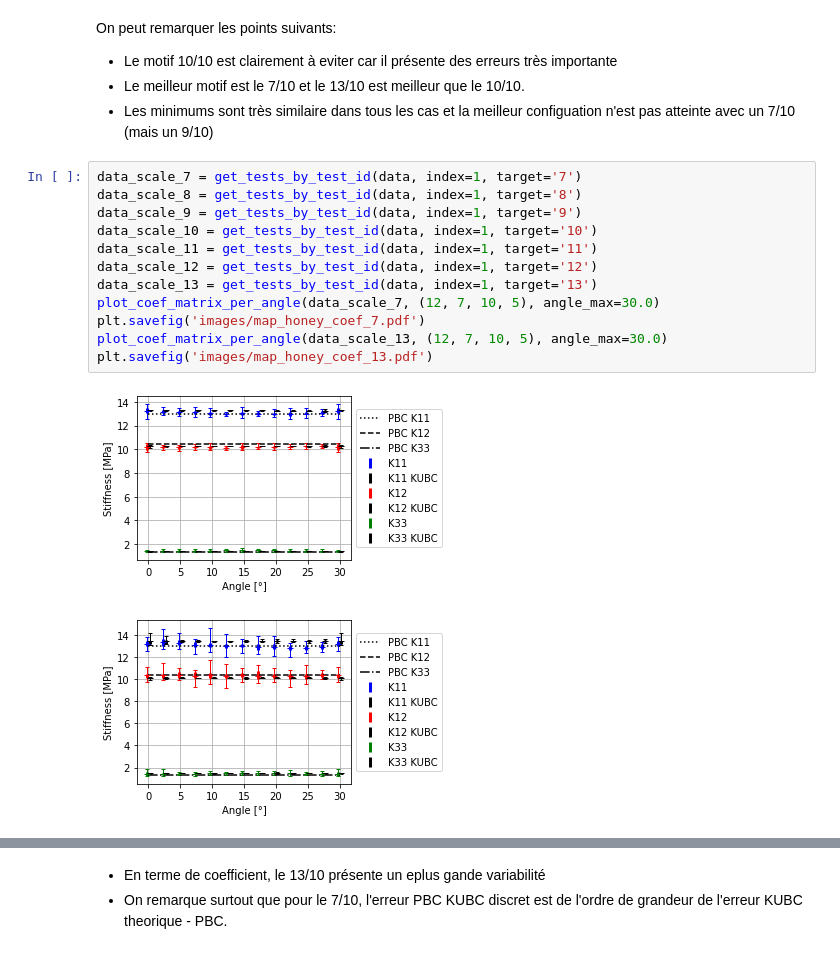
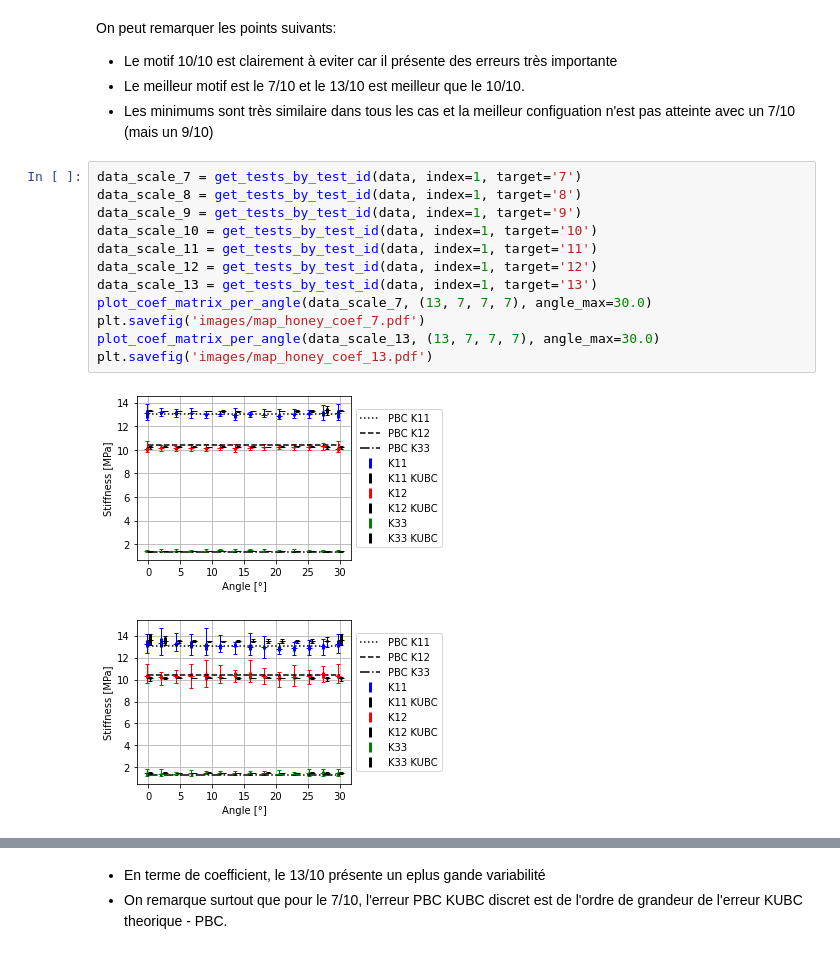
Before and after one commit to h06e/abakubc, a Jupyter notebook: utilities/nida_study.ipynb, the cells around one changed output, grey strips where cells are left out. Saved outputs shown, nothing was run; the diff lists cells and outputs as text.

```diff
--- a/utilities/nida_study.ipynb
+++ b/utilities/nida_study.ipynb
@@ -52,18 +52,18 @@ On peut remarquer les points suivants:
 # %%
 data_scale_7 = get_tests_by_test_id(data, index=1, target='7')
 data_scale_8 = get_tests_by_test_id(data, index=1, target='8')
 data_scale_9 = get_tests_by_test_id(data, index=1, target='9')
 data_scale_10 = get_tests_by_test_id(data, index=1, target='10')
 data_scale_11 = get_tests_by_test_id(data, index=1, target='11')
 data_scale_12 = get_tests_by_test_id(data, index=1, target='12')
 data_scale_13 = get_tests_by_test_id(data, index=1, target='13')
-plot_coef_matrix_per_angle(data_scale_7, (12, 7, 10, 5), angle_max=30.0)
+plot_coef_matrix_per_angle(data_scale_7, (13, 7, 7, 7), angle_max=30.0)
 plt.savefig('images/map_honey_coef_7.pdf')
-plot_coef_matrix_per_angle(data_scale_13, (12, 7, 10, 5), angle_max=30.0)
+plot_coef_matrix_per_angle(data_scale_13, (13, 7, 7, 7), angle_max=30.0)
 plt.savefig('images/map_honey_coef_13.pdf')
 # %% [output]
-[figure, old version]
+[figure, new version]
-[figure, old version]
+[figure, new version]
 # %%
 def get_tests_by_test_id2(data, index: int, target: list[str]) -> dict[Test]:
     """ return a dict of test based on the test_id with _ split"""
```
Also changed, not shown: parts of 9 cells of this notebook, 47 other files.
